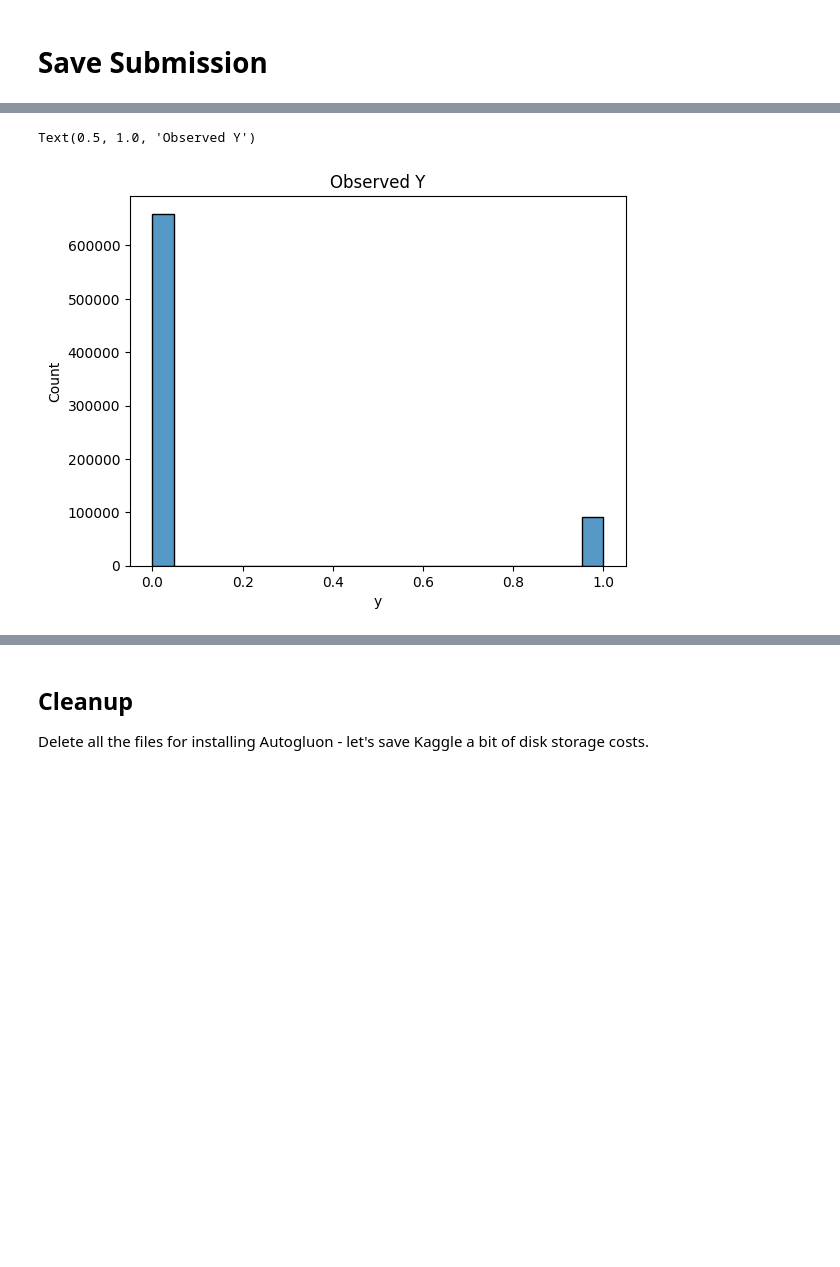
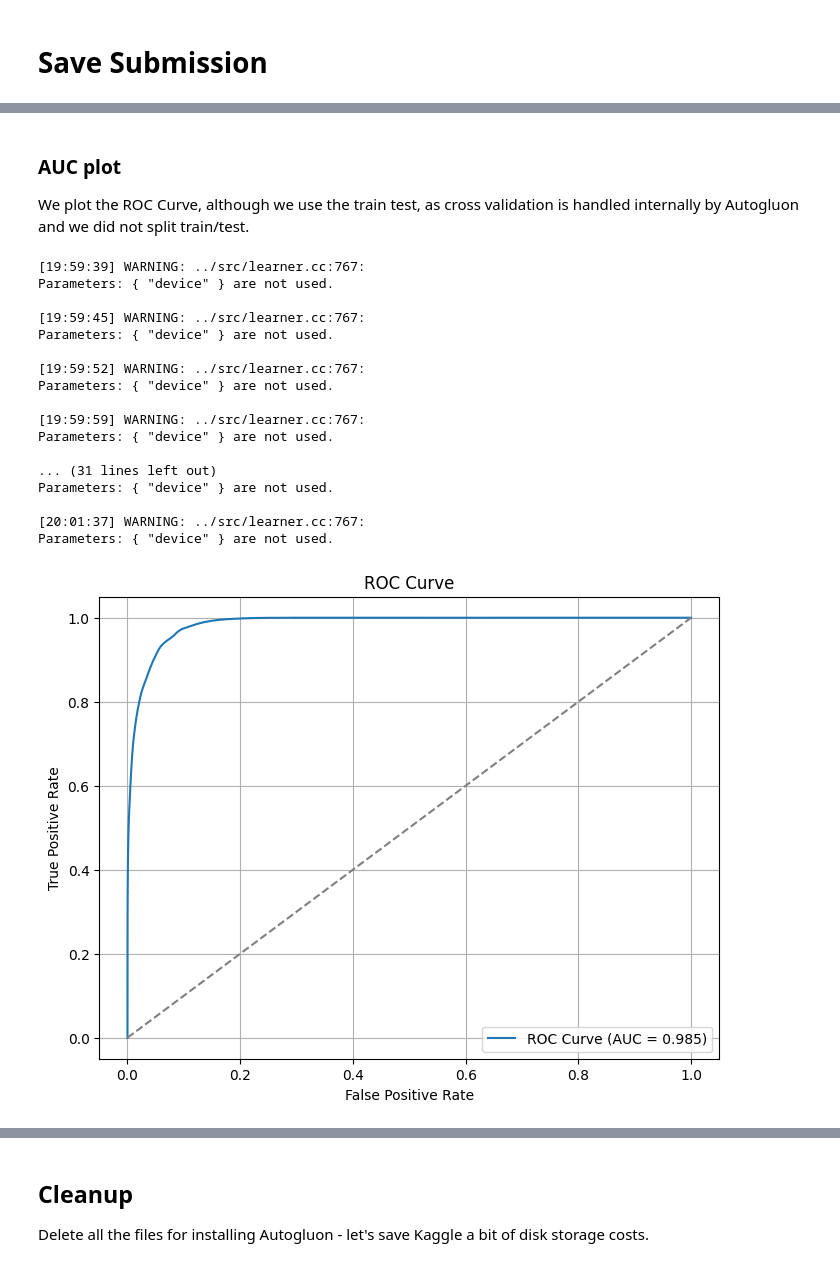
Before and after one commit to dalloliogm/cytetype_eval, a Jupyter notebook: bank-autogluon.ipynb, the cells around one changed output, grey strips where cells are left out. Drawn from its saved outputs; the diff is of its cells as text; code cells hidden in the pictures; blank space fills up the shorter version.

```diff
--- a/bank-autogluon.ipynb
+++ b/bank-autogluon.ipynb
@@ -311,5 +513,45 @@ Text(0.5, 1.0, 'Predicted Y')
-# %%
-sns.histplot(train.y).set_title("Observed Y")
-# %% [output]
-Text(0.5, 1.0, 'Observed Y')
-[figure, removed]
+# %% [markdown]
+### AUC plot
+
+We plot the ROC Curve, although we use the train test, as cross validation is handled internally by Autogluon and we did not split train/test.
+# %%
+from sklearn.metrics import roc_curve, roc_auc_score
+import matplotlib.pyplot as plt
+
+# Step 1: Get predicted probabilities (for class 1)
+y_true = train['y']
+y_pred = predictor.predict_proba(train.drop(columns=['y']))[1]
+
+# Step 2: Compute ROC curve
+fpr, tpr, thresholds = roc_curve(y_true, y_pred)
+auc = roc_auc_score(y_true, y_pred)
+
+# Step 3: Plot
+plt.figure(figsize=(8, 6))
+plt.plot(fpr, tpr, label=f"ROC Curve (AUC = {auc:.3f})")
+plt.plot([0, 1], [0, 1], linestyle="--", color="gray")
+plt.xlabel("False Positive Rate")
+plt.ylabel("True Positive Rate")
+plt.title("ROC Curve")
+plt.legend(loc="lower right")
+plt.grid()
+plt.show()
+# %% [output]
+[19:59:39] WARNING: ../src/learner.cc:767:
+Parameters: { "device" } are not used.
+
+[19:59:45] WARNING: ../src/learner.cc:767:
+Parameters: { "device" } are not used.
+
+[19:59:52] WARNING: ../src/learner.cc:767:
+Parameters: { "device" } are not used.
+
+[19:59:59] WARNING: ../src/learner.cc:767:
+Parameters: { "device" } are not used.
+
+... (31 lines left out)
+Parameters: { "device" } are not used.
+
+[20:01:37] WARNING: ../src/learner.cc:767:
+Parameters: { "device" } are not used.
+[figure, added]
```
Also changed, not shown: parts of 13 cells of this notebook.
